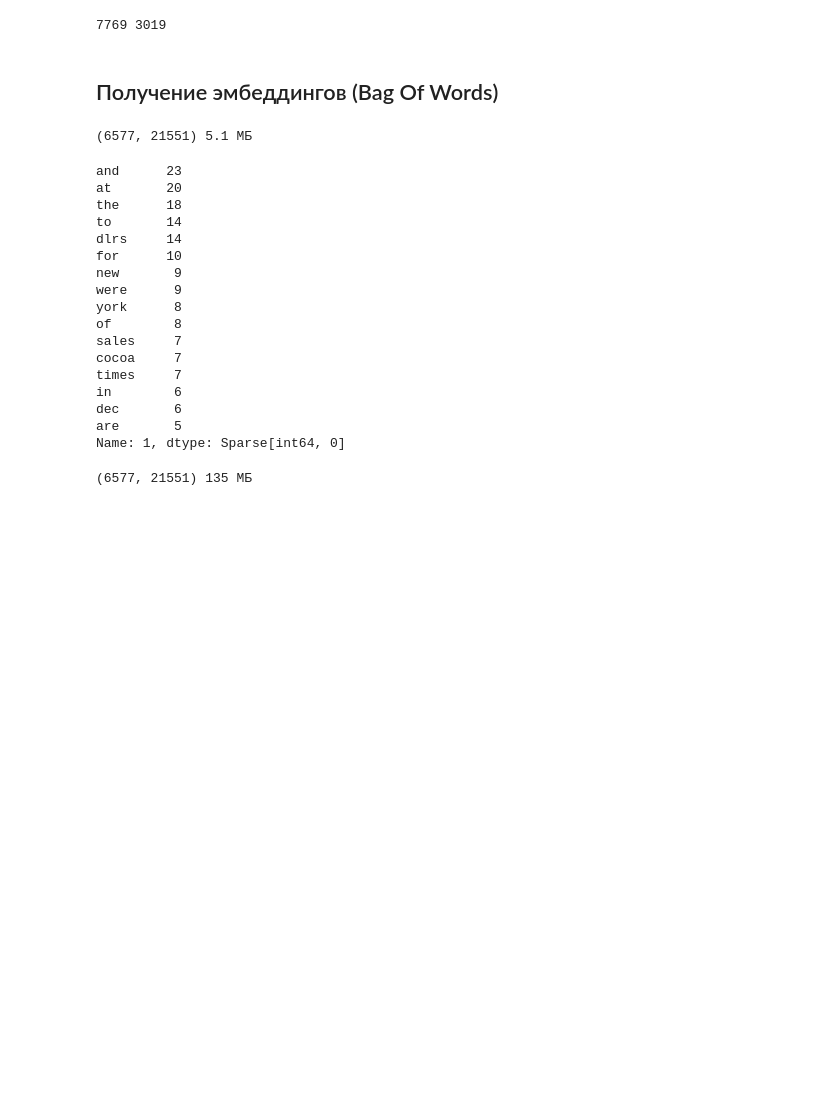
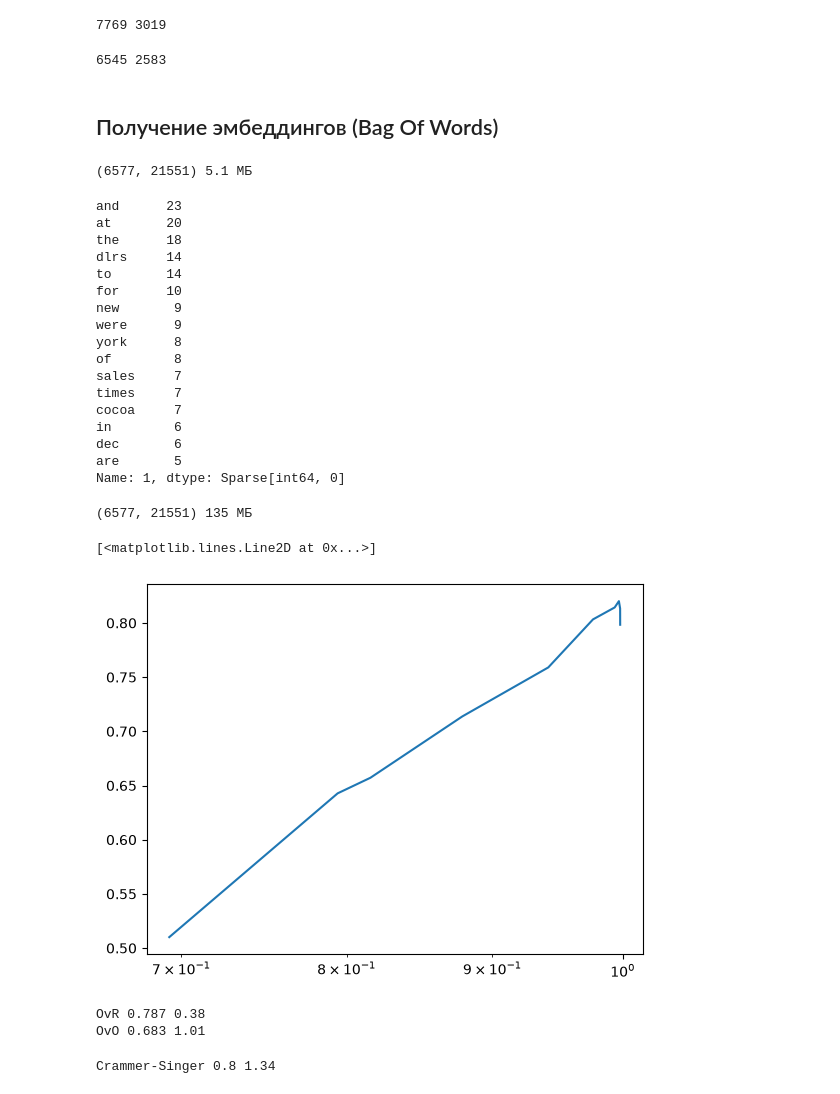
Before and after one commit to y3llowman/nlp, a Jupyter notebook: research.ipynb, the cells around one changed output. Drawn from its saved outputs; the diff is of its cells as text; code cells hidden in the pictures; blank space fills up the shorter version.

```diff
--- a/research.ipynb
+++ b/research.ipynb
@@ -50,6 +50,17 @@ text_test1,  tags_test1  = single_label(text_test, raw_test_labels)
 print(len(text_train), len(text_test))
 # %% [output]
 7769 3019
+# %%
+from collections import Counter
+
+counts = Counter(tags_train1)
+filtered_text_train1 = [val1 for val1, val2 in zip(text_train1, tags_train1) if counts[val2] >= 5]
+filtered_tags_train1 = [val2 for val1, val2 in zip(text_train1, tags_train1) if counts[val2] >= 5] # фильтр чтобы sklearn не ругался на маленькое количество примеров в классах
+
+text_train1, tags_train1 = filtered_text_train1, filtered_tags_train1
+print(len(text_train1), len(text_test1))
+# %% [output]
+6545 2583
 # %% [markdown]
 ## Получение эмбеддингов (Bag Of Words)
 # %%
@@ -80,16 +91,16 @@ doc[doc > 0].sort_values(ascending=False).head(16)
 and      23
 at       20
 the      18
+dlrs     14
 to       14
-dlrs     14
 for      10
 new       9
 were      9
 york      8
 of        8
 sales     7
+times     7
 cocoa     7
-times     7
 in        6
 dec       6
 are       5
@@ -116,3 +127,32 @@ Cs = np.logspace(-3, 2, 11)
 tr, va = validation_curve(pipe, text_train1, tags_train1, param_name="linearsvc__C",
                           param_range=Cs, cv=5, scoring="f1_macro")
 # рисуй tr.mean(1) и va.mean(1) от Cs с plt.semilogx
+# %%
+import matplotlib.pyplot as plt
+
+plt.semilogx(tr.mean(1), va.mean(1))
+# %% [output]
+[<matplotlib.lines.Line2D at 0x...>]
+[figure, added]
+# %%
+from sklearn.multiclass import OneVsOneClassifier
+from sklearn.model_selection import cross_validate
+
+models = {
+    "OvR": LinearSVC(C=1),
+    "OvO": OneVsOneClassifier(LinearSVC(C=1)),
+    "Crammer-Singer": LinearSVC(C=1, multi_class="crammer_singer"),
+}
+
+fitted = {}
+
+for name, clf in models.items():
+    pipe = make_pipeline(CountVectorizer(min_df=2, stop_words="english"),
+                         Normalizer(), clf)
+    r = cross_validate(pipe, text_train1, tags_train1, cv=5, scoring="f1_macro")
+    fitted[name] = pipe.fit(text_train1, tags_train1)
+    print(name, r["test_score"].mean().round(3), r["fit_time"].mean().round(2))
+# %% [output]
+OvR 0.787 0.38
+OvO 0.683 1.01
+Crammer-Singer 0.8 1.34
```
Also changed, not shown: parts of 5 cells of this notebook.
